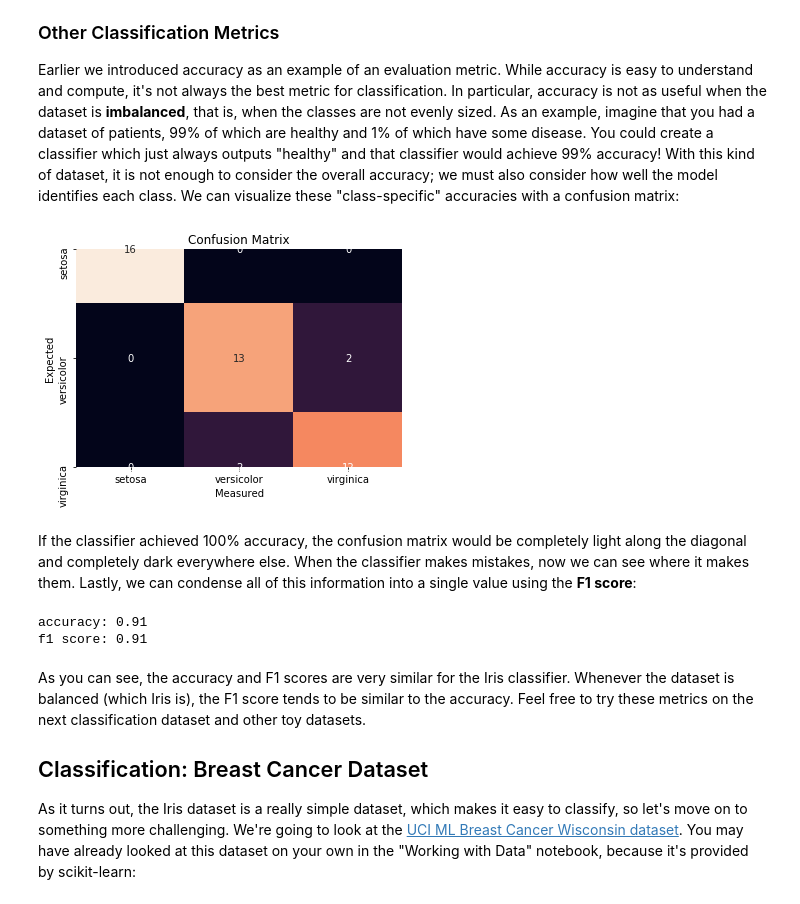
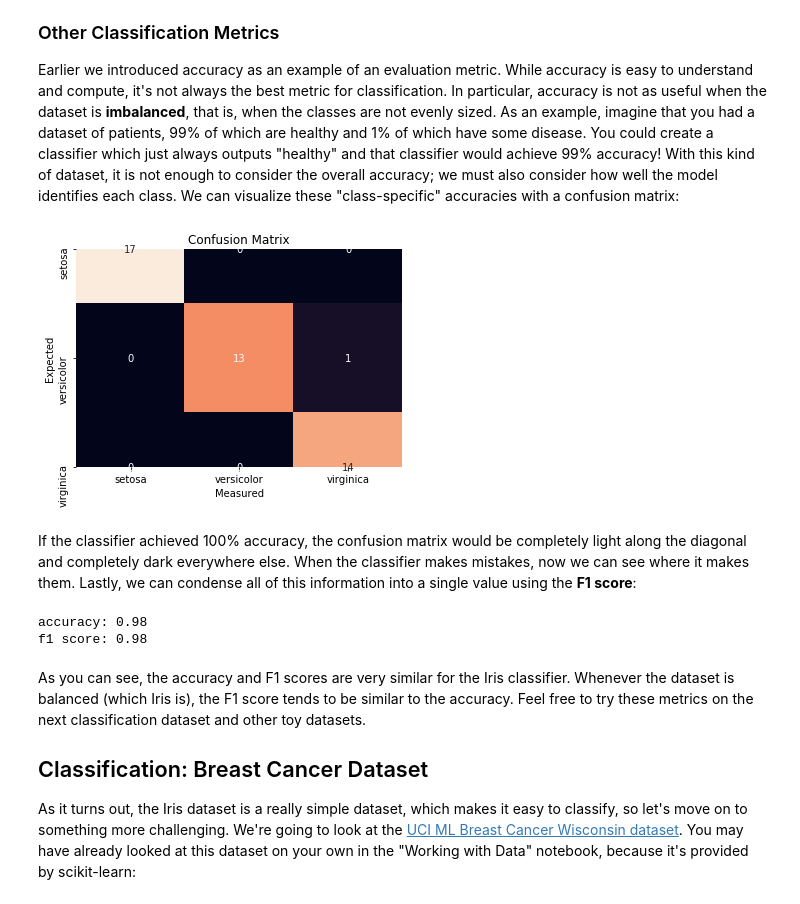
Before and after one commit to Kur1su0/BigDataAndDL, a Jupyter notebook: supervised-learning.ipynb, the cells around one changed output. Drawn from its saved outputs; the diff is of its cells as text; code cells hidden in the pictures.

```diff
--- a/supervised-learning.ipynb
+++ b/supervised-learning.ipynb
@@ -262,32 +307,32 @@ Earlier we introduced accuracy as an example of an evaluation metric. While accu
 # %%
 classes = iris.target_names
 
 # create a k-NN model
-knn = sklearn.neighbors.KNeighborsClassifier(1)
+knn = sklearn.neighbors.KNeighborsClassifier(3)
 knn.fit(X_train, y_train)
 
 # predict labels for the test data
 y_pred = knn.predict(X_test)
 
 # compute confusion matrix for the ground truth and predicted labels
 cnf_matrix = sklearn.metrics.confusion_matrix(y_test, y_pred)
 
 # plot a heatmap of the confusion matrix
 sns.heatmap(cnf_matrix, annot=True, fmt="d", cbar=False, square=True, xticklabels=classes, yticklabels=classes)
 plt.ylabel("Expected")
 plt.xlabel("Measured")
 plt.title("Confusion Matrix")
 plt.show()
 # %% [output]
-[figure, old version]
+[figure, new version]
 # %% [markdown]
 If the classifier achieved 100% accuracy, the confusion matrix would be completely light along the diagonal and completely dark everywhere else. When the classifier makes mistakes, now we can see where it makes them. Lastly, we can condense all of this information into a single value using the __F1 score__:
 # %%
 print("accuracy: %0.2f" % (sklearn.metrics.accuracy_score(y_test, y_pred)))
 print("f1 score: %0.2f" % (sklearn.metrics.f1_score(y_test, y_pred, average="weighted")))
 # %% [output]
-accuracy: 0.91
-f1 score: 0.91
+accuracy: 0.98
+f1 score: 0.98
 # %% [markdown]
 As you can see, the accuracy and F1 scores are very similar for the Iris classifier. Whenever the dataset is balanced (which Iris is), the F1 score tends to be similar to the accuracy. Feel free to try these metrics on the next classification dataset and other toy datasets.
 
```
Also changed, not shown: parts of 21 cells of this notebook, 2 other files.
